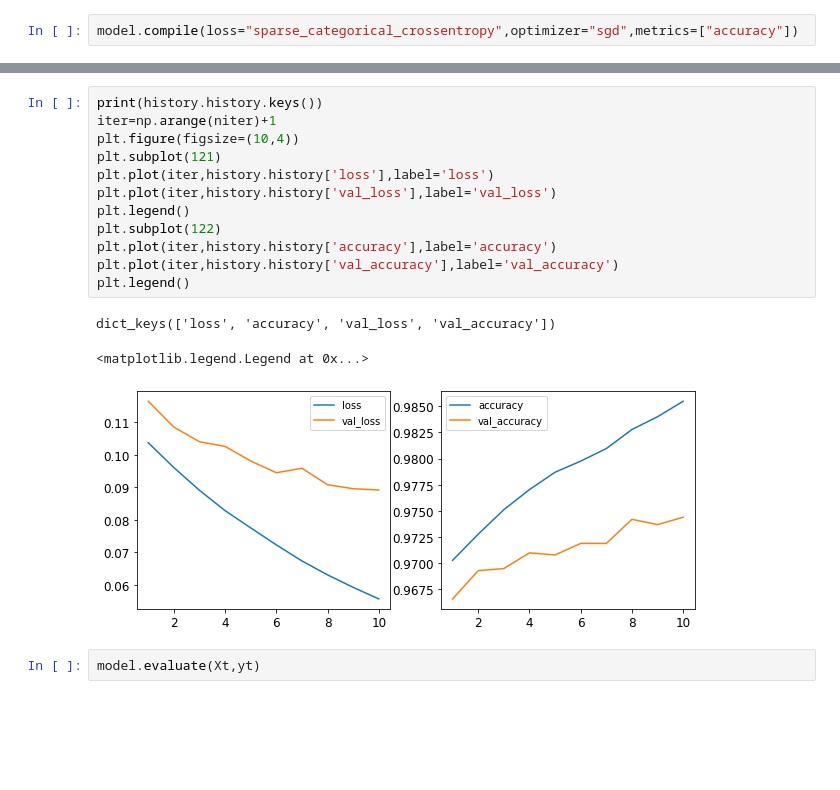
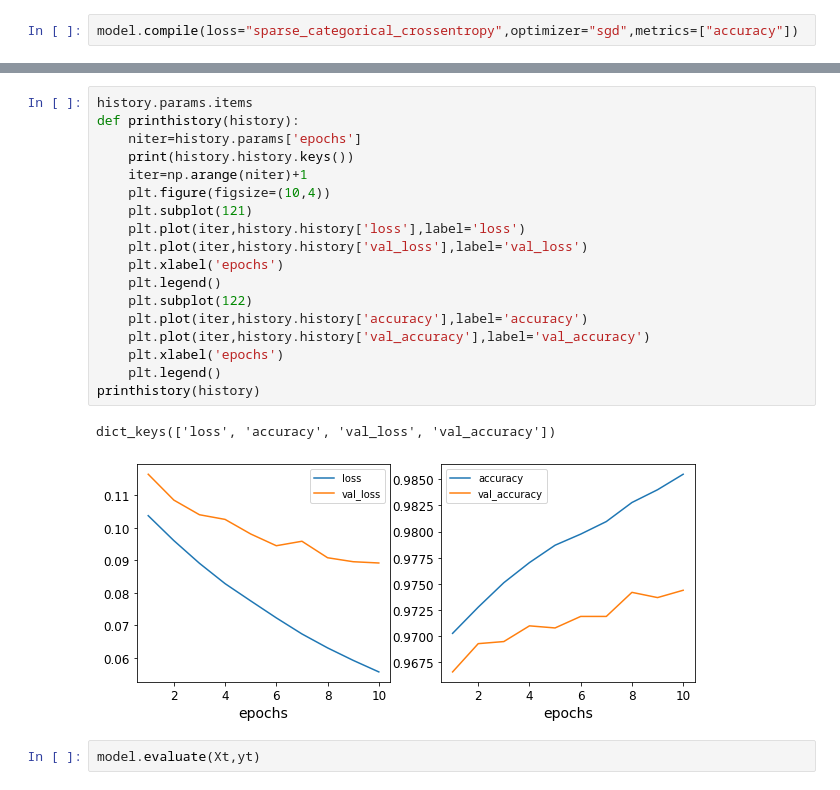
Before and after one commit to dtrad/geoml_course, a Jupyter notebook: Practice17_DNN.ipynb, the cells around one changed output, grey strips where cells are left out. Cells and saved outputs as stored; diff of their text form; blank space fills up the shorter version.

```diff
--- a/Practice17_DNN.ipynb
+++ b/Practice17_DNN.ipynb
@@ -215,21 +215,26 @@ Epoch 9/10
 Epoch 10/10
 50000/50000 [==============================] - 3s 62us/sample - loss: 0.0556 - accuracy: 0.9855 - val_loss: 0.0891 - val_accuracy: 0.9744
 # %%
-print(history.history.keys())
-iter=np.arange(niter)+1
-plt.figure(figsize=(10,4))
-plt.subplot(121)
-plt.plot(iter,history.history['loss'],label='loss')
-plt.plot(iter,history.history['val_loss'],label='val_loss')
-plt.legend()
-plt.subplot(122)
-plt.plot(iter,history.history['accuracy'],label='accuracy')
-plt.plot(iter,history.history['val_accuracy'],label='val_accuracy')
-plt.legend()
+history.params.items
+def printhistory(history):
+    niter=history.params['epochs']
+    print(history.history.keys())
+    iter=np.arange(niter)+1
+    plt.figure(figsize=(10,4))
+    plt.subplot(121)
+    plt.plot(iter,history.history['loss'],label='loss')
+    plt.plot(iter,history.history['val_loss'],label='val_loss')
+    plt.xlabel('epochs')
+    plt.legend()
+    plt.subplot(122)
+    plt.plot(iter,history.history['accuracy'],label='accuracy')
+    plt.plot(iter,history.history['val_accuracy'],label='val_accuracy')
+    plt.xlabel('epochs')
+    plt.legend()
+printhistory(history)
 # %% [output]
 dict_keys(['loss', 'accuracy', 'val_loss', 'val_accuracy'])
-<matplotlib.legend.Legend at 0x...>
-[figure, old version]
+[figure, new version]
 # %%
 model.evaluate(Xt,yt)
 # %% [output]
```
Also changed, not shown: parts of 7 cells of this notebook.
